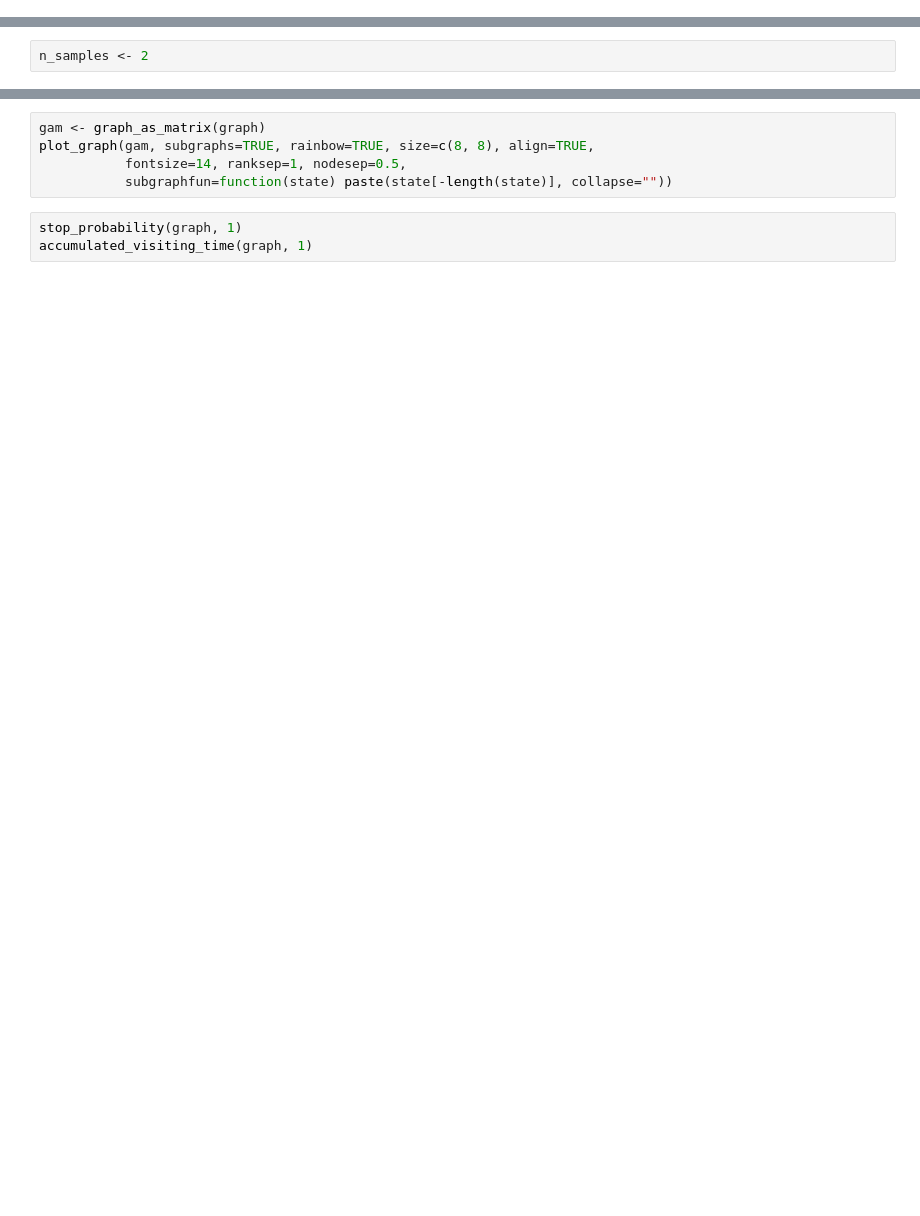
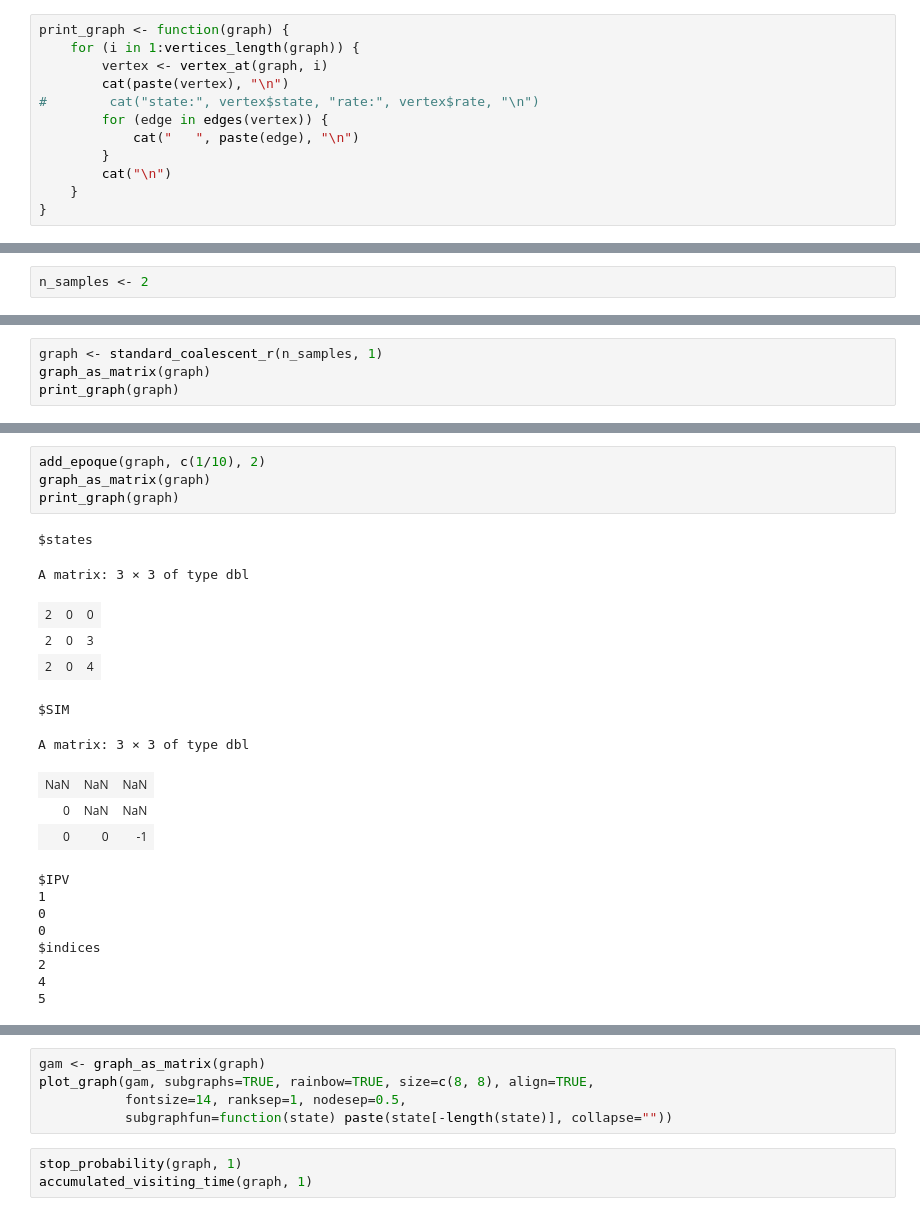
Before and after one commit to munch-group/PtDAlgorithms, a Jupyter notebook: testing.ipynb, the cells around one changed output, grey strips where cells are left out. Saved outputs shown, nothing was run; the diff lists cells and outputs as text; blank space fills up the shorter version.

```diff
--- a/testing.ipynb
+++ b/testing.ipynb
@@ -41,4 +74,16 @@ despine <- theme(panel.border = element_blank(), panel.grid.major = element_blan
 panel.grid.minor = element_blank(), axis.line = element_line(colour = "black"),
                 # text=element_text(family="Arial")
                 )
+# %%
+print_graph <- function(graph) {
+    for (i in 1:vertices_length(graph)) {
+        vertex <- vertex_at(graph, i)
+        cat(paste(vertex), "\n")
+#        cat("state:", vertex$state, "rate:", vertex$rate, "\n")
+        for (edge in edges(vertex)) {
+            cat("   ", paste(edge), "\n")
+        }
+        cat("\n")
+    }
+}
 # %%
@@ -134,0 +184,4 @@ n_samples <- 2
+# %%
+graph <- standard_coalescent_r(n_samples, 1)
+graph_as_matrix(graph)
+print_graph(graph)
@@ -134,0 +243,23 @@ n_samples <- 2
+# %%
+add_epoque(graph, c(1/10), 2)
+graph_as_matrix(graph)
+print_graph(graph)
+# %% [output]
+$states
+A matrix: 3 × 3 of type dbl
+| 2 | 0 | 0 |
+| 2 | 0 | 3 |
+| 2 | 0 | 4 |
+$SIM
+A matrix: 3 × 3 of type dbl
+| NaN | NaN | NaN |
+| 0 | NaN | NaN |
+| 0 | 0 | -1 |
+$IPV
+1
+0
+0
+$indices
+2
+4
+5
```
Also changed, not shown: parts of 19 cells of this notebook, 7 other files.
